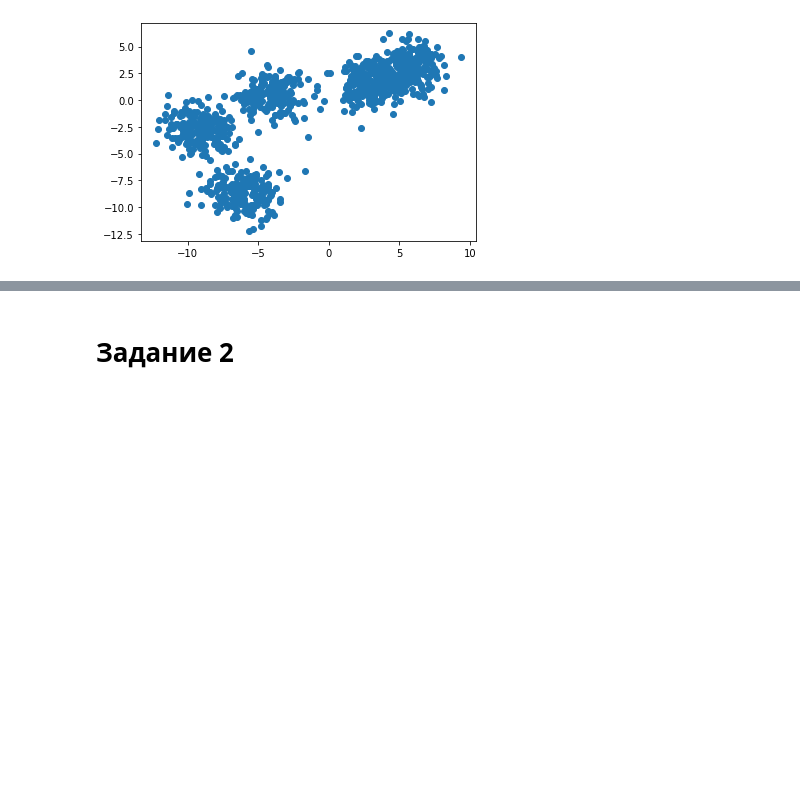
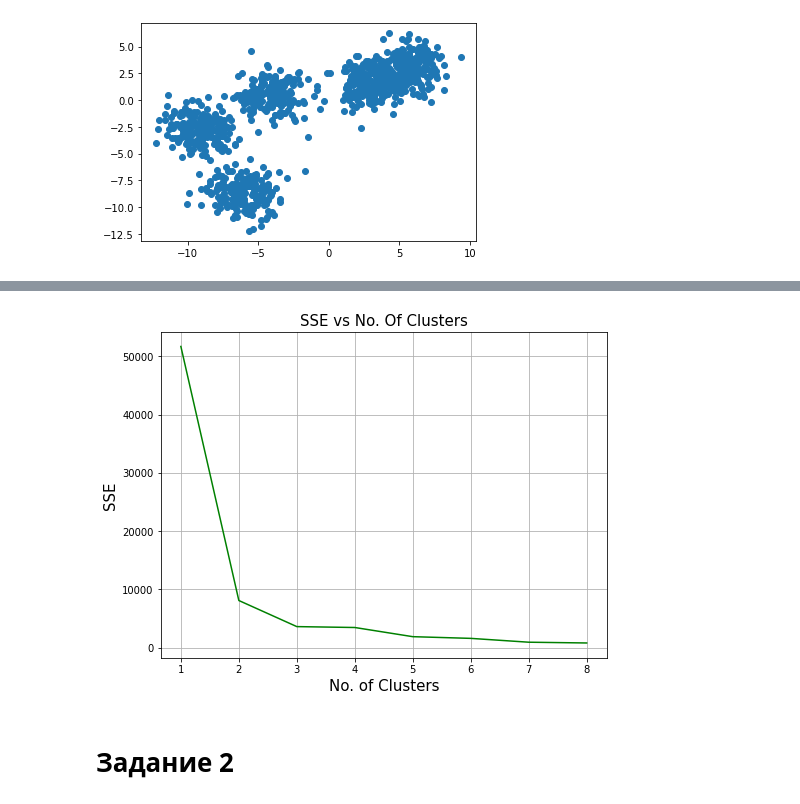
Before and after one commit to babyraggge/ml-algorithms, a Jupyter notebook: 02_kmean.ipynb, the cells around one changed output, grey strips where cells are left out. Saved outputs shown, nothing was run; the diff lists cells and outputs as text; code cells hidden in the pictures; blank space fills up the shorter version.

```diff
--- a/02_kmean.ipynb
+++ b/02_kmean.ipynb
@@ -64,3 +115,21 @@ class KMeans(BaseEstimator):
+# %%
+def drawSSEPlotManual(data, n_clusters=8, max_iter=300, eps=.001, seed=42):
+    sse_values = []
+    for i in range(1, n_clusters+1):
+        km = KMeans(n_clusters=i, max_iter=max_iter, eps=eps, seed=seed)
+        km.fit_predict(data)
+        sse_values.append(km.SSE)
+    fig, ax = plt.subplots(figsize=(8, 6))
+    plt.plot(range(1, n_clusters+1), sse_values, color='green')
+    plt.xlabel('No. of Clusters', fontsize=15)
+    plt.ylabel('SSE', fontsize=15)
+    plt.title('SSE vs No. Of Clusters', fontsize=15)
+    plt.grid()
+    plt.show()
+# %%
+drawSSEPlotManual(X)
+# %% [output]
+[figure, added]
 # %% [markdown]
 # Задание 2
 # %% [markdown]
```
Also changed, not shown: parts of 21 cells of this notebook.
